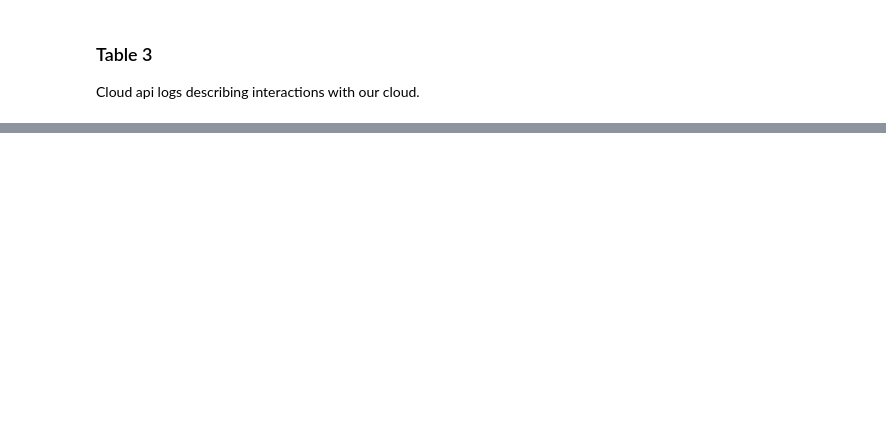
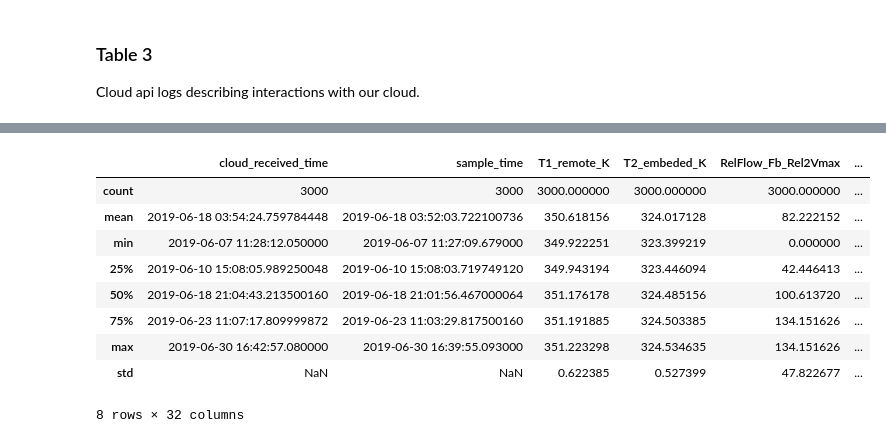
Before and after one commit to henri-climber/start-belimo, a Jupyter notebook: demo/work/docker-demo.ipynb, the cells around one changed output, grey strips where cells are left out. Saved outputs shown, nothing was run; the diff lists cells and outputs as text; code cells hidden in the pictures; blank space fills up the shorter version.

```diff
--- a/demo/work/docker-demo.ipynb
+++ b/demo/work/docker-demo.ipynb
@@ -66,0 +268,16 @@ df.toPandas()
+# %%
+df = spark.read.format("deltaSharing").load("config.share#start_hack_2025.start_hack_2025.ev3_device_data").limit(3000)
+device_data = df.toPandas()
+# %%
+device_data.describe()
+# %% [output]
+|  | cloud_received_time | sample_time | T1_remote_K | T2_embeded_K | RelFlow_Fb_Rel2Vmax | ... |
+| count | 3000 | 3000 | 3000.000000 | 3000.000000 | 3000.000000 | ... |
+| mean | 2019-06-18 03:54:24.759784448 | 2019-06-18 03:52:03.722100736 | 350.618156 | 324.017128 | 82.222152 | ... |
+| min | 2019-06-07 11:28:12.050000 | 2019-06-07 11:27:09.679000 | 349.922251 | 323.399219 | 0.000000 | ... |
+| 25% | 2019-06-10 15:08:05.989250048 | 2019-06-10 15:08:03.719749120 | 349.943194 | 323.446094 | 42.446413 | ... |
+| 50% | 2019-06-18 21:04:43.213500160 | 2019-06-18 21:01:56.467000064 | 351.176178 | 324.485156 | 100.613720 | ... |
+| 75% | 2019-06-23 11:07:17.809999872 | 2019-06-23 11:03:29.817500160 | 351.191885 | 324.503385 | 134.151626 | ... |
+| max | 2019-06-30 16:42:57.080000 | 2019-06-30 16:39:55.093000 | 351.223298 | 324.534635 | 134.151626 | ... |
+| std | NaN | NaN | 0.622385 | 0.527399 | 47.822677 | ... |
+8 rows × 32 columns
```
Also changed, not shown: parts of 17 cells of this notebook, 3 other files.
